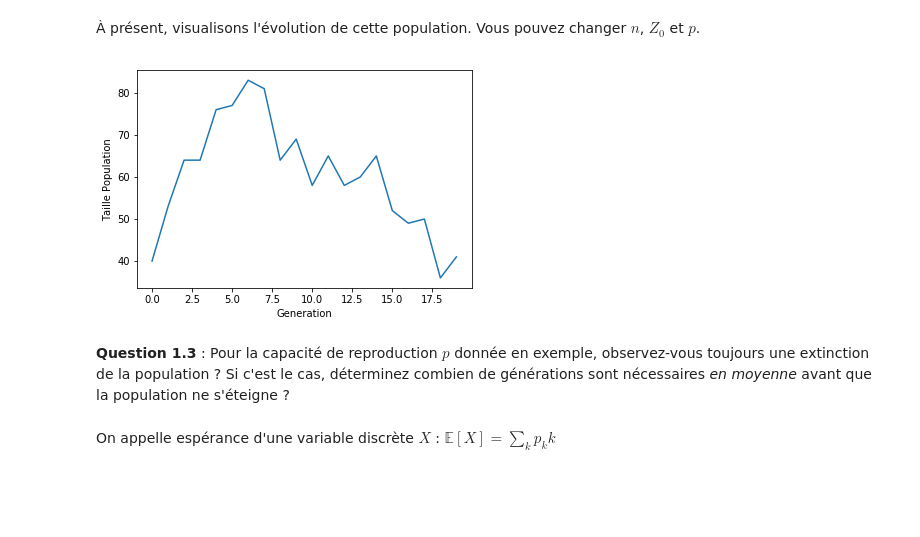
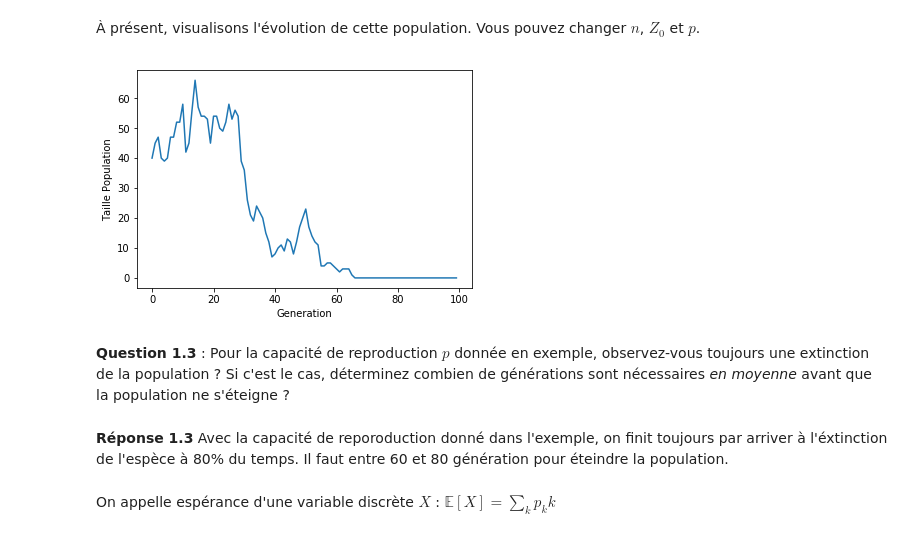
Before and after one commit to Wakeniii/ARE-dynamics-2019, a Jupyter notebook: Sujet_Dynamique_Population_Etud.ipynb, the cells around one changed output. Drawn from its saved outputs; the diff is of its cells as text; code cells hidden in the pictures; blank space fills up the shorter version.

```diff
--- a/Sujet_Dynamique_Population_Etud.ipynb
+++ b/Sujet_Dynamique_Population_Etud.ipynb
@@ -94,33 +93,35 @@ print(population_n_generations(Z0,p,n))
 # %% [markdown]
 À présent, visualisons l'évolution de cette population. Vous pouvez changer $n$, $Z_0$ et $p$.
 # %%
-n = 20
+n = 100
 Z0 = 40
 p = {0 : 0.4,
      1 : 0.3,
      2 : 0.2,
      3 : 0.1}
 np.testing.assert_almost_equal(sum(p.values()),1)
 
 def plot_population(L):
     '''
-    ??-> None
+    list[int]-> None
     Visualise the evolution of the population in 'L'
     '''
     plt.figure()
     plt.plot(L)
     plt.ylabel("Taille Population")
     plt.xlabel("Generation")
     plt.show()
     return
 
 
 L=population_n_generations(Z0,p,n)
 plot_population(L)
 # %% [output]
-[figure, old version]
+[figure, new version]
 # %% [markdown]
 **Question 1.3** : Pour la capacité de reproduction $p$ donnée en exemple, observez-vous toujours une extinction de la population ?  Si c'est le cas, déterminez combien de générations sont nécessaires *en moyenne* avant que la population ne s'éteigne ?
+# %% [markdown]
+**Réponse 1.3** Avec la capacité de reporoduction donné dans l'exemple, on finit toujours par arriver à l'éxtinction de l'espèce à 80% du temps. Il faut entre 60 et 80 génération pour éteindre la population.
 # %% [markdown]
 On appelle espérance d'une variable discrète $X$ : $\mathbb{E}[X] = \sum_k p_kk$
 # %% [markdown]
```
Also changed, not shown: parts of 8 cells of this notebook.
